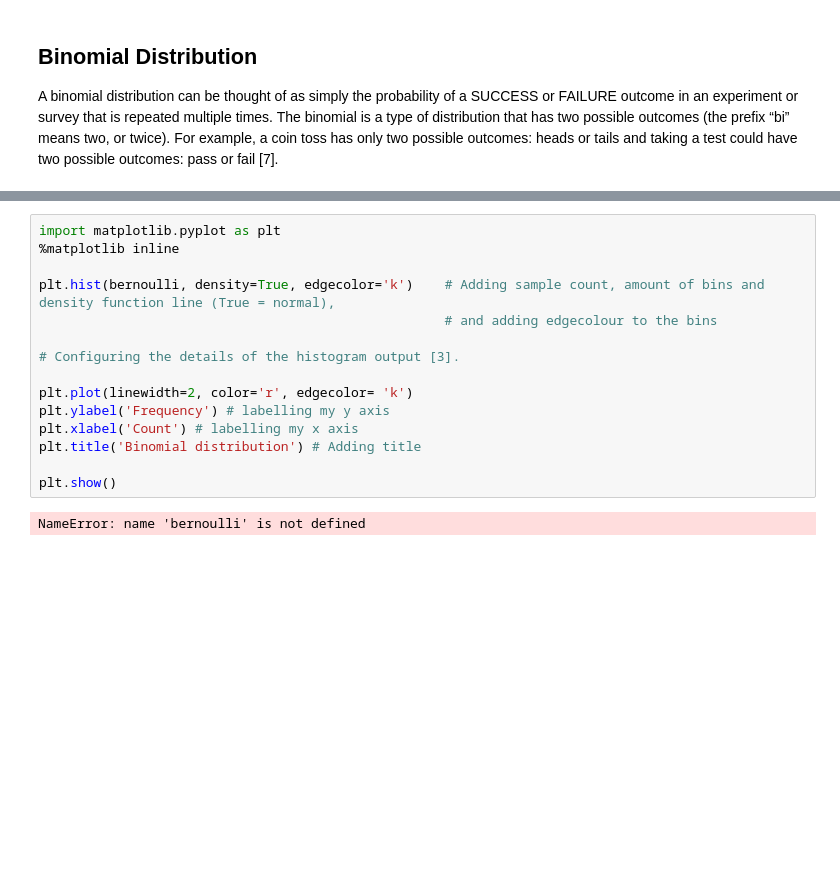
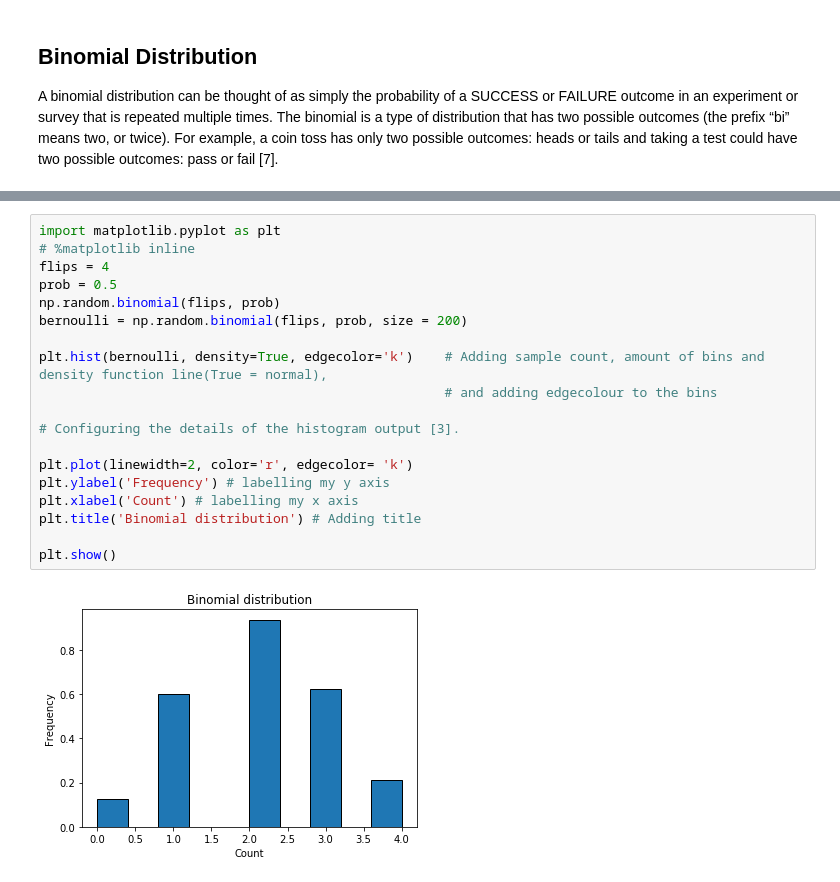
Before and after one commit to mikequaid/Programming, a Jupyter notebook: Practical Assignment - Programming.ipynb, the cells around one changed output, grey strips where cells are left out. Drawn from its saved outputs; the diff is of its cells as text; blank space fills up the shorter version.

```diff
--- a/Practical Assignment - Programming.ipynb
+++ b/Practical Assignment - Programming.ipynb
@@ -124,17 +130,21 @@ print(sum(s)) # number of heads
 # %%
 import matplotlib.pyplot as plt
-%matplotlib inline
+# %matplotlib inline
+flips = 4
+prob = 0.5
+np.random.binomial(flips, prob)
+bernoulli = np.random.binomial(flips, prob, size = 200)
 
-plt.hist(bernoulli, density=True, edgecolor='k')    # Adding sample count, amount of bins and density function line (True = normal),
+plt.hist(bernoulli, density=True, edgecolor='k')    # Adding sample count, amount of bins and density function line(True = normal),
                                                     # and adding edgecolour to the bins
 
 # Configuring the details of the histogram output [3].
 
 plt.plot(linewidth=2, color='r', edgecolor= 'k')
 plt.ylabel('Frequency') # labelling my y axis
 plt.xlabel('Count') # labelling my x axis
 plt.title('Binomial distribution') # Adding title
 
 plt.show()
 # %% [output]
-NameError: name 'bernoulli' is not defined
+[figure, added]
```
Also changed, not shown: parts of 10 cells of this notebook.
